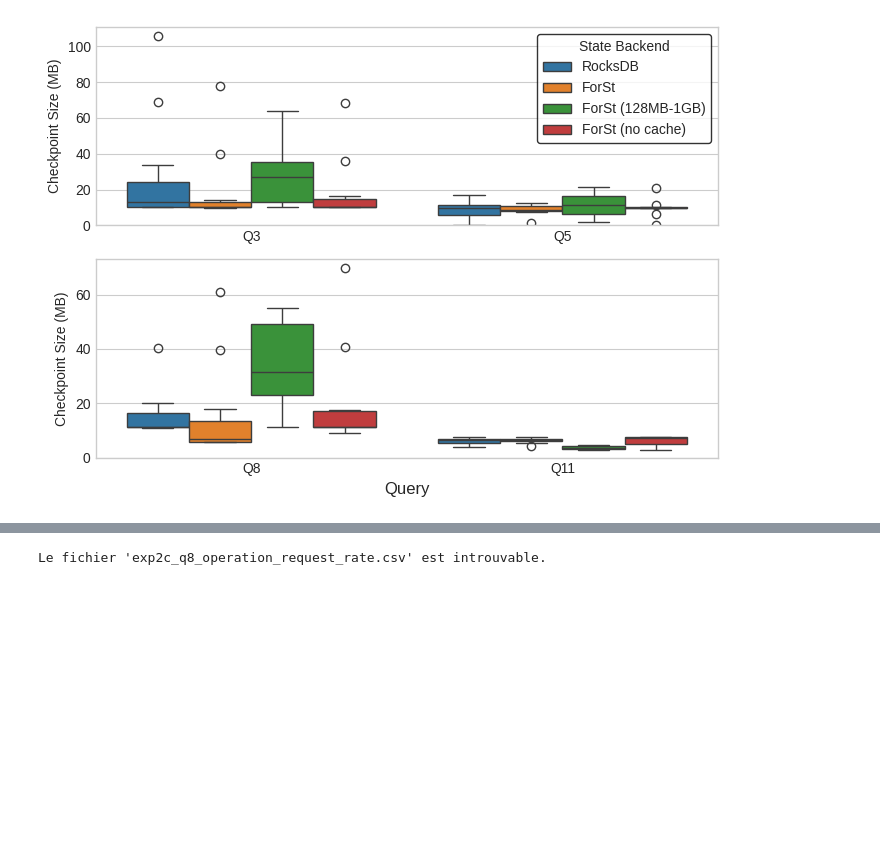
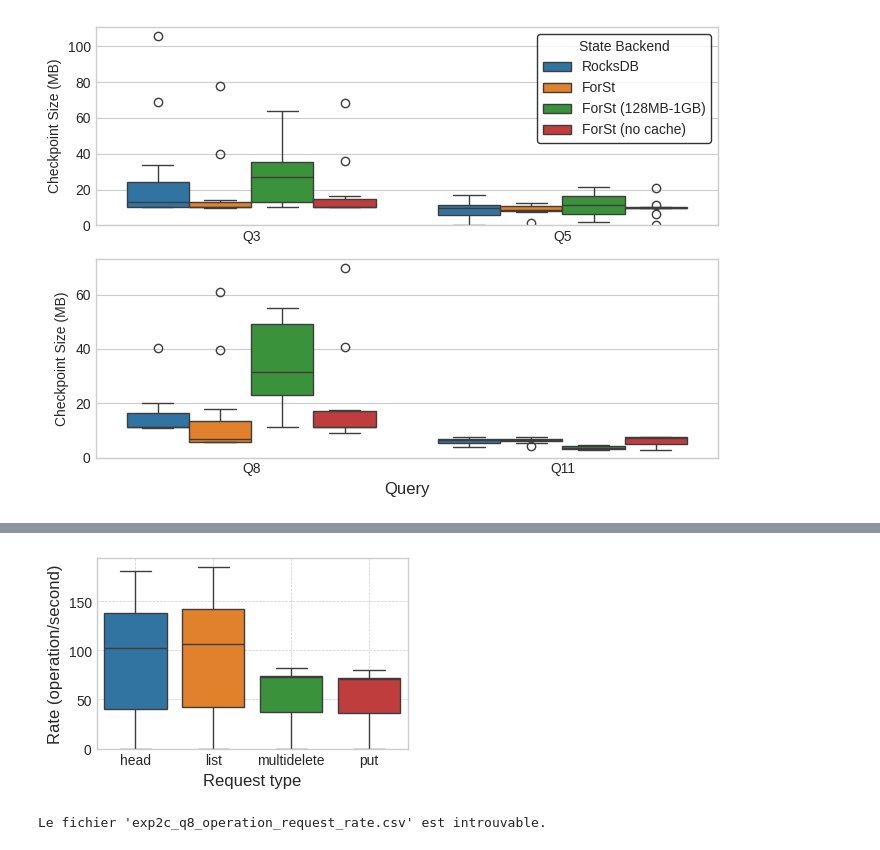
Before and after one commit to alugand/flink-justin, a Jupyter notebook: notebooks/forst/nexmark/exp2c/xp.ipynb, the cells around one changed output, grey strips where cells are left out. Cells and saved outputs as stored; diff of their text form; code cells hidden in the pictures; blank space fills up the shorter version.

```diff
--- a/notebooks/forst/nexmark/exp2c/xp.ipynb
+++ b/notebooks/forst/nexmark/exp2c/xp.ipynb
@@ -408,0 +407,96 @@ plot_combined_boxplots_custom_names(files_to_analyze)
+# %%
+import pandas as pd
+import matplotlib.pyplot as plt
+import re
+import datetime as dt
+from zoneinfo import ZoneInfo
+import seaborn as sns # On utilise Seaborn pour le tracé
+
+def plot_rocksdb_operations_boxplot(csv_file, start_time, end_time):
+    """
+    Charge les données de débit des opérations MinIO, filtre pour l'expérience RocksDB
+    et pour des colonnes spécifiques, puis génère un boxplot avec des boîtes pleines.
+    """
+    try:
+        df = pd.read_csv(csv_file, index_col='Time', parse_dates=True)
+
+        # Localiser l'index
+        try:
+            df.index = df.index.tz_localize('Europe/Paris')
+        except TypeError:
+            df.index = df.index.tz_convert('Europe/Paris')
+
+        def clean_col_name(col_name):
+            match = re.search(r'api="([^"]+)"', col_name)
+            return match.group(1) if match else col_name
+        df.columns = [clean_col_name(col) for col in df.columns]
+
+        rocks_df = df.loc[start_time:end_time].copy()
+
+        # On ne garde que les colonnes spécifiées
+        columns_to_keep = [
+            'headobject',
+            'listobjectsv2',
+            'deletemultipleobjects',
+            'putobject',
+            'getobject',
+
+        ]
+        existing_columns = [col for col in columns_to_keep if col in rocks_df.columns]
+
+        if not existing_columns:
+            print("Aucune des colonnes spécifiées n'a été trouvée dans les données.")
+            return
+
+        rocks_df = rocks_df[existing_columns]
+
+        if rocks_df.empty:
+            print("Aucune donnée trouvée pour la période spécifiée.")
+            return
+
+        active_operations_df = rocks_df.loc[:, (rocks_df.sum(numeric_only=True) > 0)]
+
+        if active_operations_df.empty:
+            print("Aucune opération avec un débit > 0 n'a été trouvée pour les colonnes sélectionnées.")
+            return
+        new_axis_labels = {
+            'getobject': 'get',
+            'headobject': 'head',
+            'listobjectsv2': 'list',
+            'deletemultipleobjects': 'multidelete',
+            'putobject': 'put',
+
+        }
+        active_operations_df = active_operations_df.rename(columns=new_axis_labels)
+        # --- MODIFICATION : Utilisation de Seaborn pour un boxplot plein ---
+        plt.style.use('seaborn-v0_8-whitegrid')
+        fig, ax = plt.subplots(figsize=(3*1.3,2*1.3))
+
+        # On remplace la fonction de Pandas par celle de Seaborn
+        # qui crée des boîtes pleines par défaut.
+        sns.boxplot(data=active_operations_df, ax=ax)
+        ax.set_xlabel('Request type', fontsize=12)
+        ax.set_ylabel('Rate (operation/second)', fontsize=12)
+
+        ax.grid(True, which='both', linestyle='--', linewidth=0.5)
+        ax.set_ylim(0)
+        plt.tight_layout()
+        plt.savefig('operation_request_rate_rocks.pdf')
+        print("Le graphique a été sauvegardé sous '1ktput/exp1a_1k_operation_request_rate_boxplot_filled.pdf'")
+        plt.show()
+
+    except FileNotFoundError:
+        print(f"Le fichier '{csv_file}' est introuvable.")
+    except Exception as e:
+        print(f"Une erreur est survenue : {e}")
+
+
+# --- Utilisation ---
+local_tz = ZoneInfo("Europe/Paris")
+
+rocksdb_start_corrected = dt.datetime(2025, 8, 5, 14, 14, 00, tzinfo=local_tz)
+rocksdb_end_corrected = dt.datetime(2025, 8, 5, 14, 22, 0, tzinfo=local_tz)
+csv_filename = 'q5/exp2c_q5_operation_request_rate.csv'
+
+plot_rocksdb_operations_boxplot(csv_filename, rocksdb_start_corrected, rocksdb_end_corrected)
+# %% [output]
@@ -409,3 +504,4 @@ plot_combined_boxplots_custom_names(files_to_analyze)
+[figure, added]
 # %%
 import pandas as pd
 import matplotlib.pyplot as plt
```
Also changed, not shown: parts of 2 cells of this notebook, 29 other files.
